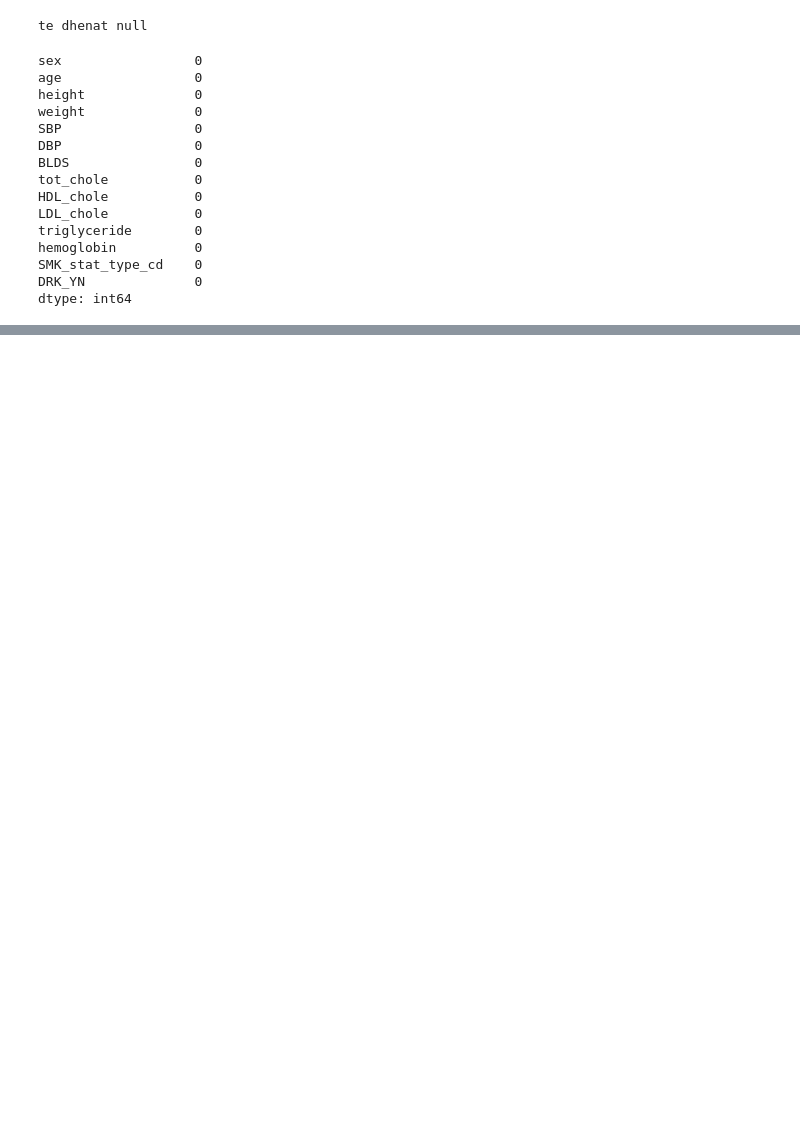
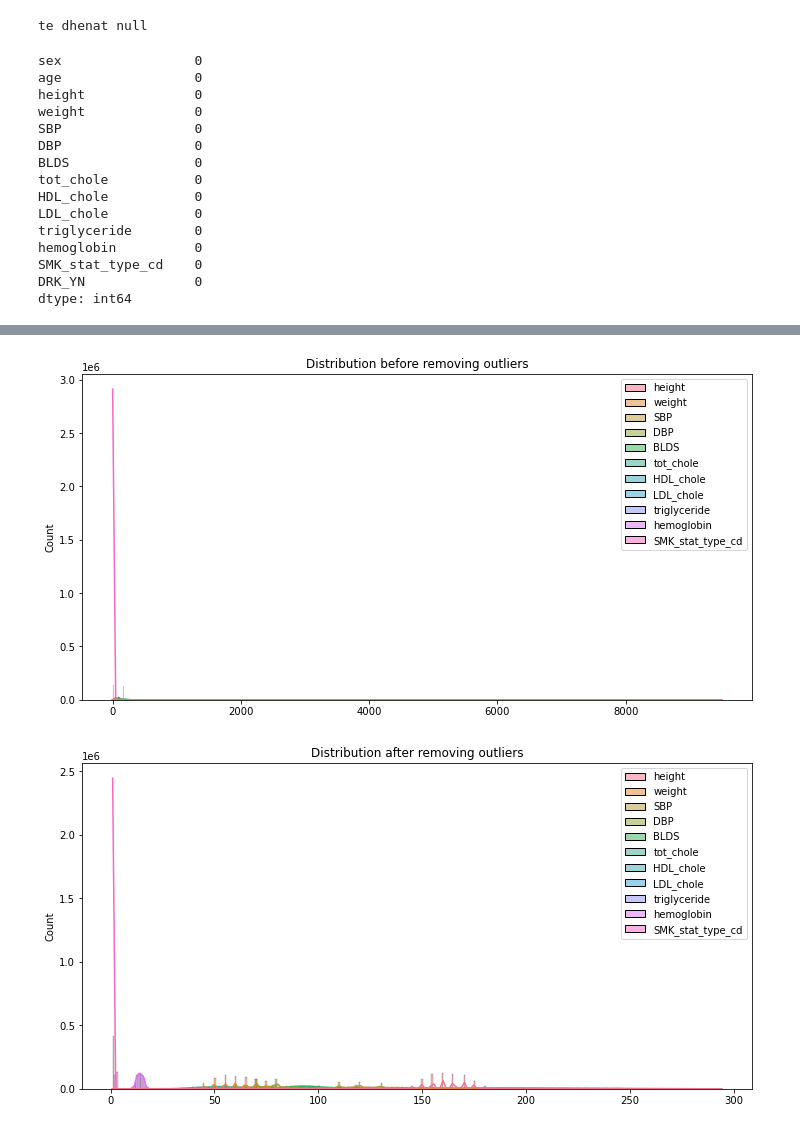
Before and after one commit to guximselmani/Paraprocesimi-i-te-dhenave, a Jupyter notebook: paraprocesimi.ipynb, the cells around one changed output, grey strips where cells are left out. Cells and saved outputs as stored; diff of their text form; code cells hidden in the pictures; blank space fills up the shorter version.

```diff
--- a/paraprocesimi.ipynb
+++ b/paraprocesimi.ipynb
@@ -334,0 +422,15 @@ df_onehot
+# %%
+# Before removing outliers
+summary_before = df_onehot.describe()
+
+# After removing outliers
+# Assuming outliers_iqr is the boolean mask for outliers using IQR
+df_cleaned = df_onehot[~outliers_iqr]
+
+summary_after = df_cleaned.describe()
+
+# Compare the two summaries
+print("Before removing outliers:")
+print(summary_before)
+print("\nAfter removing outliers:")
+print(summary_after)
@@ -334,0 +455,18 @@ df_onehot
+# %%
+
+import matplotlib.pyplot as plt
+
+# Before removing outliers
+plt.figure(figsize=(12, 6))
+sns.histplot(data=df_onehot[numeric_columns], kde=True)
+plt.title("Distribution before removing outliers")
+plt.show()
+
+# After removing outliers
+plt.figure(figsize=(12, 6))
+sns.histplot(data=df_cleaned[numeric_columns], kde=True)
+plt.title("Distribution after removing outliers")
+plt.show()
+# %% [output]
+[figure, added]
+[figure, added]
```
Also changed, not shown: parts of 32 cells of this notebook.
